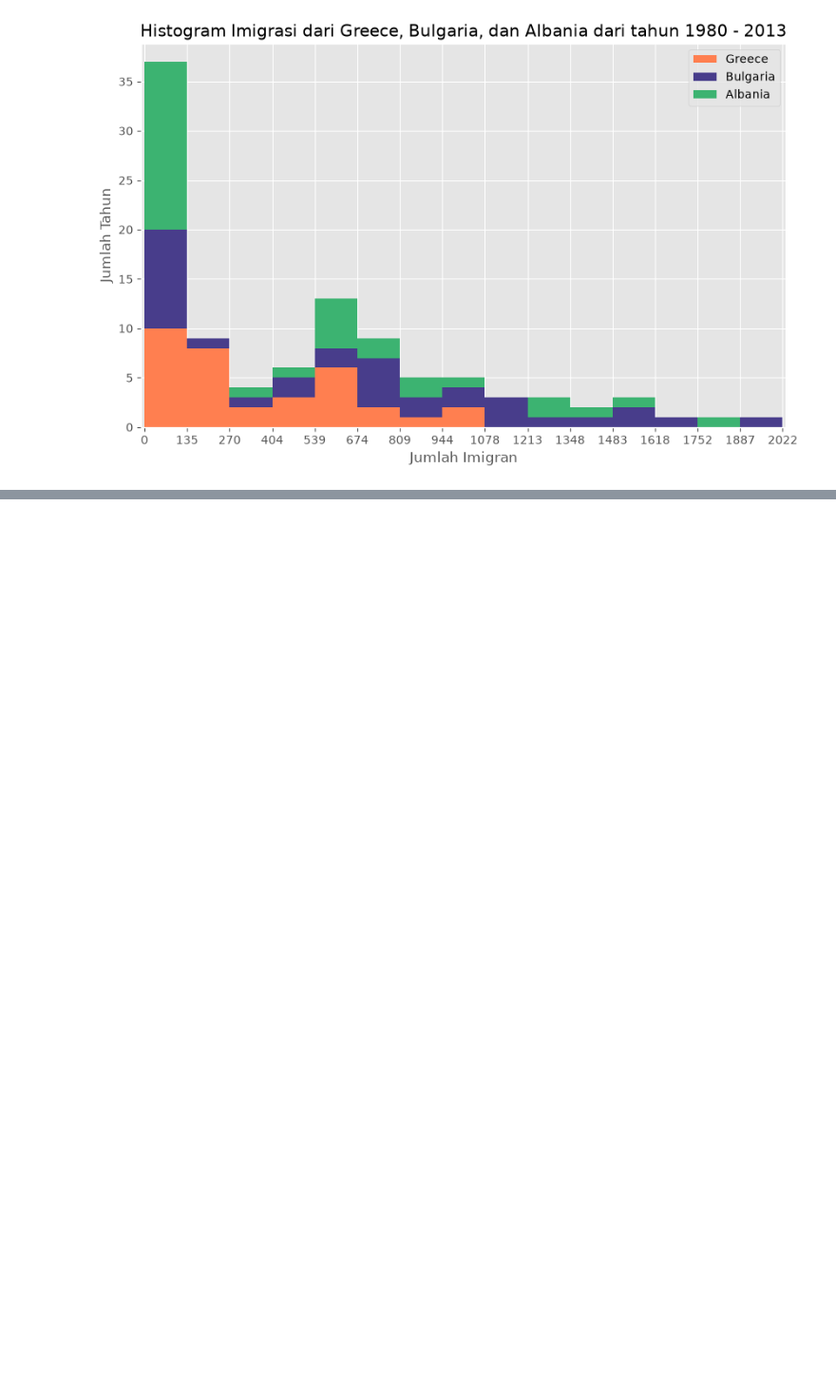
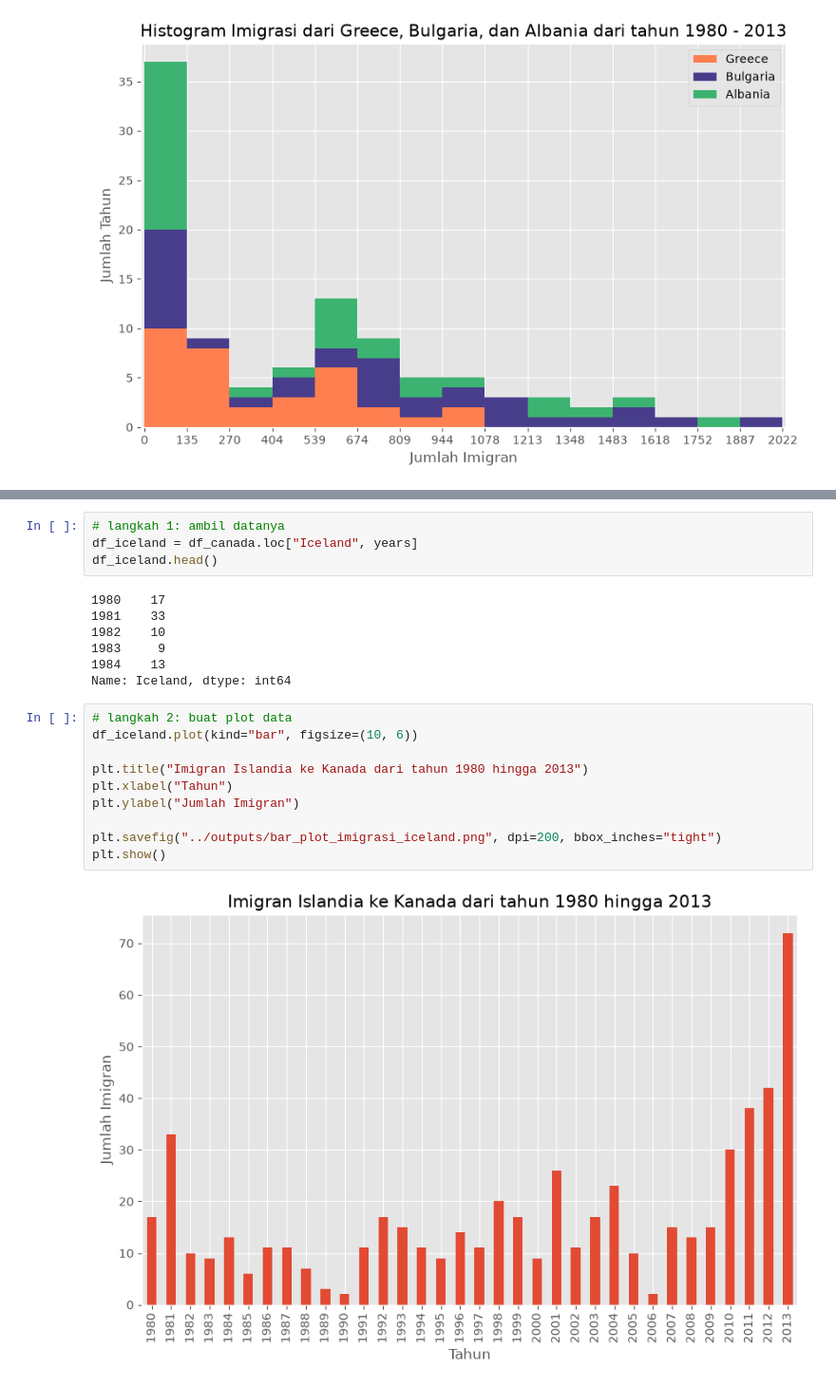
Before and after one commit to jagadhita28/ibm-data-visualization-python, a Jupyter notebook: module-2-basic-specialized-tools/notebooks/01_basic_visualization_tools.ipynb, the cells around one changed output, grey strips where cells are left out. Shown at 95% size. Saved outputs shown, nothing was run; the diff lists cells and outputs as text; blank space fills up the shorter version.

Commit message:
Add module 2: membuat bar chart dengan anotasi panah dan teks

```diff
--- a/module-2-basic-specialized-tools/notebooks/01_basic_visualization_tools.ipynb
+++ b/module-2-basic-specialized-tools/notebooks/01_basic_visualization_tools.ipynb
@@ -476,0 +496,23 @@ plt.show()
+# %%
+# langkah 1: ambil datanya
+df_iceland = df_canada.loc["Iceland", years]
+df_iceland.head()
+# %% [output]
+1980    17
+1981    33
+1982    10
+1983     9
+1984    13
+Name: Iceland, dtype: int64
+# %%
+# langkah 2: buat plot data
+df_iceland.plot(kind="bar", figsize=(10, 6))
+
+plt.title("Imigran Islandia ke Kanada dari tahun 1980 hingga 2013")
+plt.xlabel("Tahun")
+plt.ylabel("Jumlah Imigran")
+
+plt.savefig("../outputs/bar_plot_imigrasi_iceland.png", dpi=200, bbox_inches="tight")
+plt.show()
+# %% [output]
+[figure, added]
```
Also changed, not shown: parts of 11 cells of this notebook, 4 other files.
